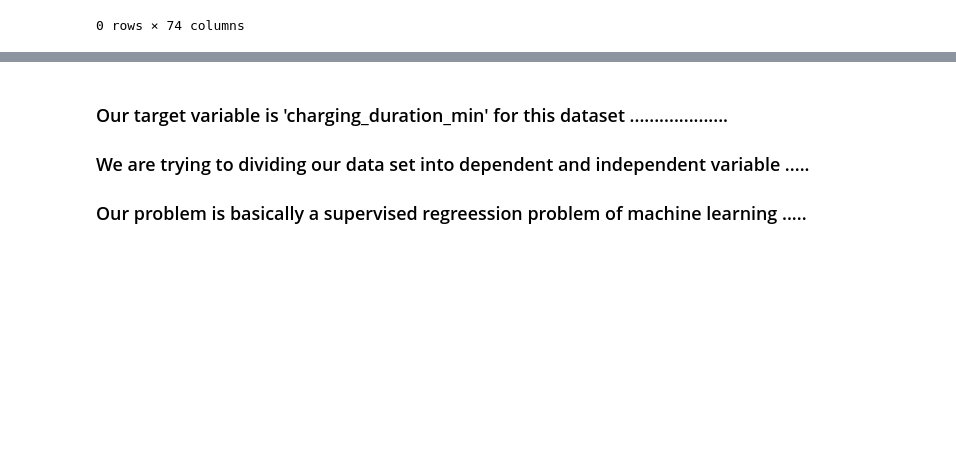
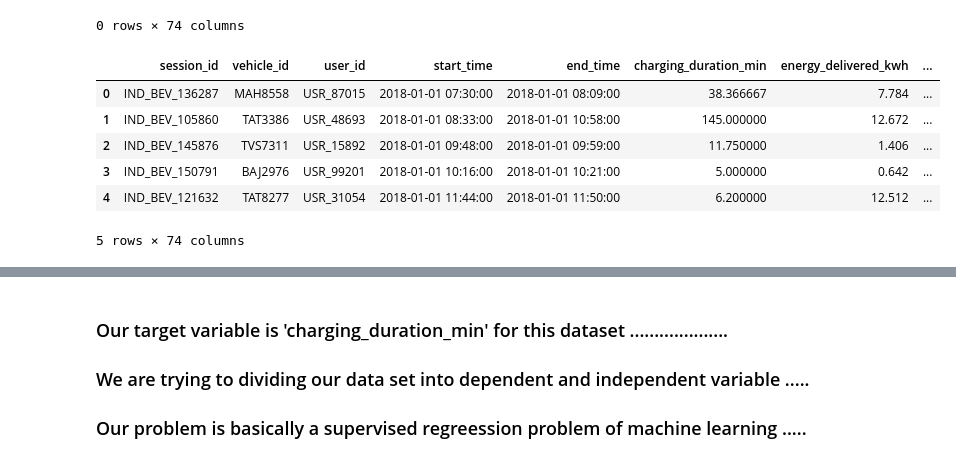
Before and after one commit to Amanarun2907/CADCS---Charging-Time-Prediction-for-Battery-Electric-Vehicles-BEVs-using-Time-Series-Methods, a Jupyter notebook: Python files/cadcs_project_file_data_preprocessing_feature_eng.ipynb, the cells around one changed output, grey strips where cells are left out. Saved outputs shown, nothing was run; the diff lists cells and outputs as text; code cells hidden in the pictures; blank space fills up the shorter version.

```diff
--- a/Python files/cadcs_project_file_data_preprocessing_feature_eng.ipynb
+++ b/Python files/cadcs_project_file_data_preprocessing_feature_eng.ipynb
@@ -231,3 +231,26 @@ df[df.duplicated()]
 # %% [output]
 |  | session_id | vehicle_id | user_id | start_time | end_time | charging_duration_min | energy_delivered_kwh | ... |
 0 rows × 74 columns
+# %%
+from datetime import datetime
+
+def safe_parse_date(x):
+    for fmt in ("%d-%m-%Y %H:%M", "%Y-%m-%d %H:%M", "%d/%m/%Y %H:%M:%S"):
+        try:
+            return datetime.strptime(x, fmt)
+        except:
+            continue
+    return np.nan  # fallback if no format matches
+
+df_copy['start_time'] = df_copy['start_time'].apply(safe_parse_date)
+df_copy['end_time'] = df_copy['end_time'].apply(safe_parse_date)
+# %%
+df_copy.head()
+# %% [output]
+|  | session_id | vehicle_id | user_id | start_time | end_time | charging_duration_min | energy_delivered_kwh | ... |
+| 0 | IND_BEV_136287 | MAH8558 | USR_87015 | 2018-01-01 07:30:00 | 2018-01-01 08:09:00 | 38.366667 | 7.784 | ... |
+| 1 | IND_BEV_105860 | TAT3386 | USR_48693 | 2018-01-01 08:33:00 | 2018-01-01 10:58:00 | 145.000000 | 12.672 | ... |
+| 2 | IND_BEV_145876 | TVS7311 | USR_15892 | 2018-01-01 09:48:00 | 2018-01-01 09:59:00 | 11.750000 | 1.406 | ... |
+| 3 | IND_BEV_150791 | BAJ2976 | USR_99201 | 2018-01-01 10:16:00 | 2018-01-01 10:21:00 | 5.000000 | 0.642 | ... |
+| 4 | IND_BEV_121632 | TAT8277 | USR_31054 | 2018-01-01 11:44:00 | 2018-01-01 11:50:00 | 6.200000 | 12.512 | ... |
+5 rows × 74 columns
```
Also changed, not shown: parts of 60 cells of this notebook, 10 other files.
